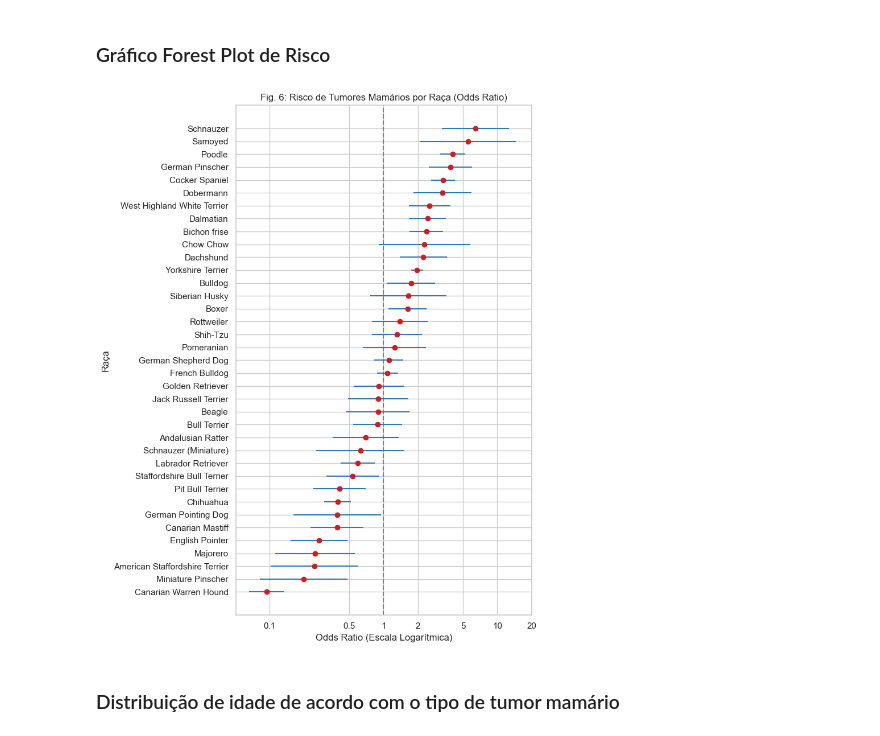
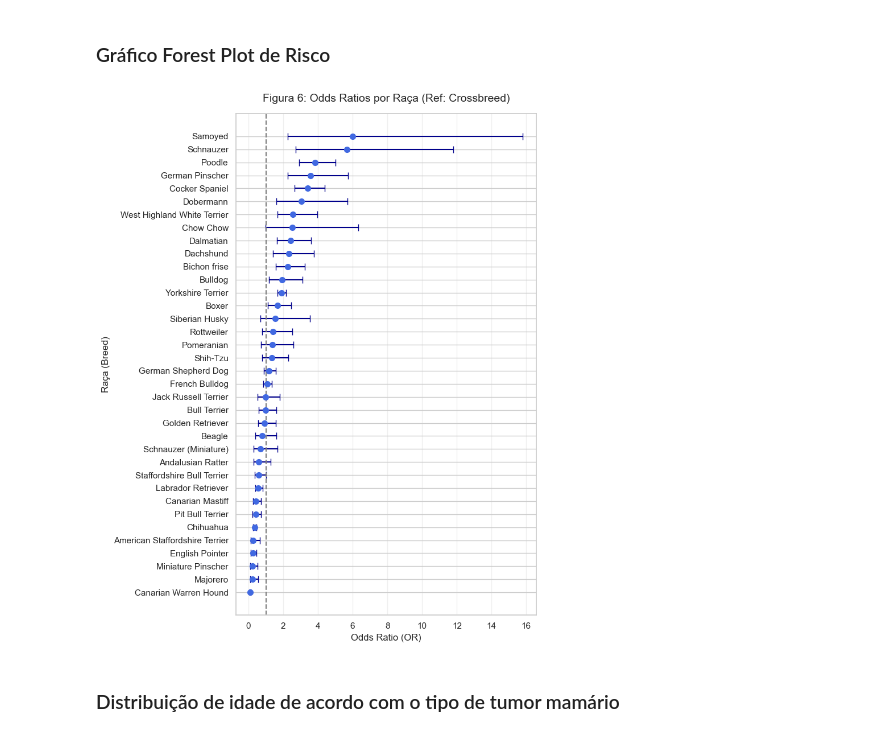
Before and after one commit to Carlos3du/canine-mammary-tumors, a Jupyter notebook: notebooks/reproduction.ipynb, the cells around one changed output. Cells and saved outputs as stored; diff of their text form; code cells hidden in the pictures.

```diff
--- a/notebooks/reproduction.ipynb
+++ b/notebooks/reproduction.ipynb
@@ -374,28 +477,43 @@ plt.show()
 # %% [markdown]
 ### Gráfico Forest Plot de Risco
-# %%
-df_forest = tabela_racas_risco.sort_values(by='OR', ascending=True)
-
-plt.figure(figsize=(8, 10))
-
-plt.axvline(x=1, color='gray', linestyle='--', zorder=1)
-
-for idx, row in df_forest.iterrows():
-    plt.hlines(y=idx, xmin=row['CI_Inferior'], xmax=row['CI_Superior'], colors='#2c7bb6', zorder=2)
-    plt.plot(row['OR'], idx, 'o', color='#d7191c', zorder=3, markersize=6)
-
-plt.title('Fig. 6: Risco de Tumores Mamários por Raça (Odds Ratio)')
-plt.xlabel('Odds Ratio (Escala Logarítmica)')
-plt.ylabel('Raça')
-
-plt.xscale('log')
-plt.xticks([0.1, 0.5, 1, 2, 5, 10, 20], ['0.1', '0.5', '1', '2', '5', '10', '20'])
-
-plt.tight_layout()
-plt.savefig('../figs/Figura_6_Forest_Plot_Risco_Raca.png', dpi=300, bbox_inches='tight')
-plt.show()
-# %% [output]
-[figure, removed]
+# %%
+# ==============================================================================
+# FIGURA 6: Forest Plot (Gráfico de Risco Relativo)
+# ==============================================================================
+
+# Filtramos apenas as raças e retiramos a referência (Crossbreed) para o gráfico
+df_plot = resultados[resultados['Effect'] == 'Breed'].copy()
+
+# Ordenamos crescente para que a barra com maior risco fique no topo do gráfico
+df_plot = df_plot.sort_values(by='OR', ascending=True)
+
+# Margens de erro para as linhas do gráfico (Diferença entre o OR e os limites)
+erro_inferior = df_plot['OR'] - df_plot['CI_Inferior']
+erro_superior = df_plot['CI_Superior'] - df_plot['OR']
+
+plt.figure(figsize=(8, 10))
+
+# Criando as marcações e os intervalos de confiança (O Forest Plot)
+plt.errorbar(x=df_plot['OR'], y=df_plot['Value'],
+             xerr=[erro_inferior, erro_superior],
+             fmt='o', color='royalblue', ecolor='darkblue',
+             capsize=4, elinewidth=1.5, markersize=7)
+
+# Desenhando a linha vertical do "Risco Neutro" (OR = 1)
+plt.axvline(x=1, color='grey', linestyle='--')
+
+# Configurações visuais do gráfico
+plt.title('Figura 6: Odds Ratios por Raça (Ref: Crossbreed)', fontsize=14, pad=15)
+plt.xlabel('Odds Ratio (OR)', fontsize=12)
+plt.ylabel('Raça (Breed)', fontsize=12)
+plt.grid(axis='x', alpha=0.3) # Linhas de grade sutis para facilitar a leitura
+
+# Salva a imagem em alta resolução (equivalente ao tiff/dev.off() do R)
+plt.tight_layout()
+plt.savefig('../figs/Figura_6_Forest_Plot_Risco_Raca.png', dpi=300, bbox_inches='tight')
+plt.show()
+# %% [output]
+[figure, added]
 # %% [markdown]
 ### Distribuição de idade de acordo com o tipo de tumor mamário
 # %%
```
Also changed, not shown: parts of 5 cells of this notebook, 5 other files.
